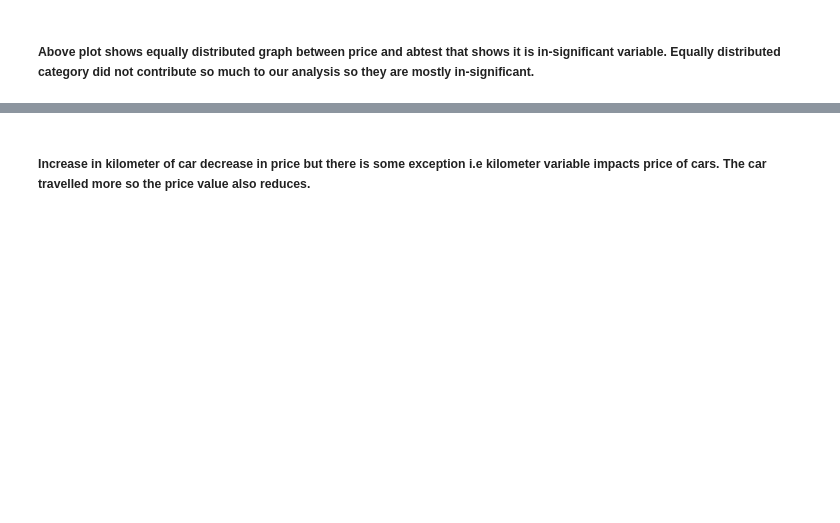
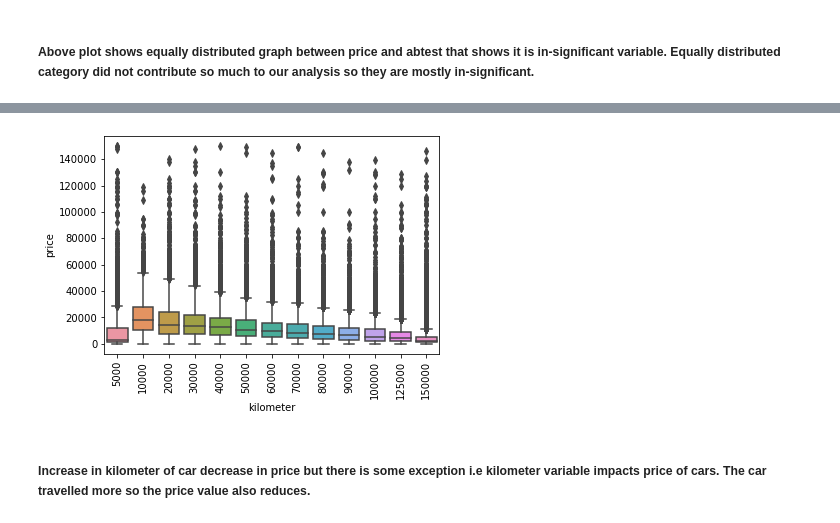
Before and after one commit to ShuklaPrashant21/Machine-Learning-Projects, a Jupyter notebook: User Car Database/Cars_Price_Prediction.ipynb, the cells around one changed output, grey strips where cells are left out. Saved outputs shown, nothing was run; the diff lists cells and outputs as text; code cells hidden in the pictures; blank space fills up the shorter version.

```diff
--- a/User Car Database/Cars_Price_Prediction.ipynb
+++ b/User Car Database/Cars_Price_Prediction.ipynb
@@ -218,5 +514,9 @@ pd.crosstab(cars_copy['kilometer'], columns='count', normalize=True)
 # %%
 sns.boxplot(x='kilometer', y='price', data=cars_copy)
+plt.xticks(rotation='vertical')
+plt.show()
+# %% [output]
+[figure, added]
 # %% [markdown]
 ##### Increase in kilometer of car decrease in price but there is some exception i.e kilometer variable impacts price of cars. The car travelled more so the price value also reduces.
 # %%
```
Also changed, not shown: parts of 120 cells of this notebook.
